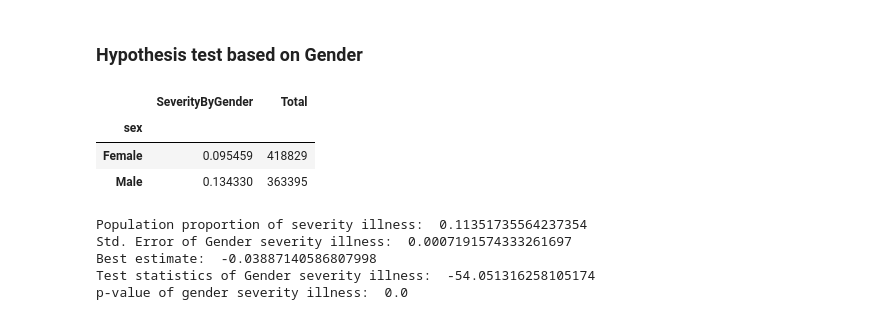
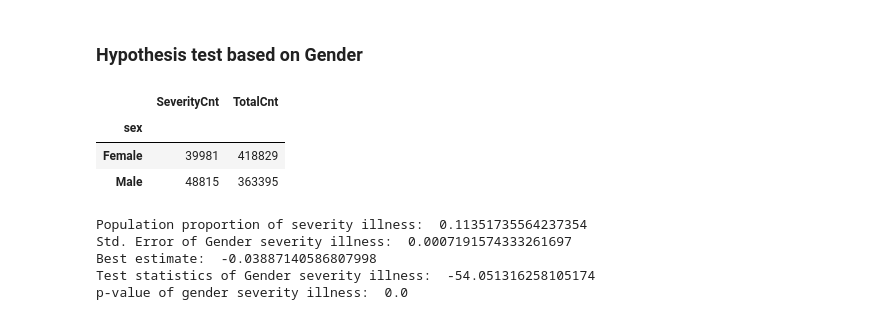
Before and after one commit to PulakDebnath/capstone, a Jupyter notebook: src/capstone.ipynb, the cells around one changed output. Drawn from its saved outputs; the diff is of its cells as text; code cells hidden in the pictures.

```diff
--- a/src/capstone.ipynb
+++ b/src/capstone.ipynb
@@ -96,15 +96,16 @@ severe
 # %%
 # prepare data for Male and Female groups only
 dfgender = df1[(df1.sex == 'Male') | (df1.sex == 'Female')]
 
-gender = dfgender.groupby('sex')['severe_ill'].agg([lambda x: np.mean(x=='Yes'), 'size'])
-gender.columns = ['SeverityByGender', 'Total']
+gender = dfgender.groupby('sex')['severe_ill'].agg([lambda x: np.sum(x=='Yes'),  'size'])
+gender.columns = ['SeverityCnt', 'TotalCnt']
+
 gender
 # %% [output]
-|  | SeverityByGender | Total |
+|  | SeverityCnt | TotalCnt |
 | sex |  |  |
-| Female | 0.095459 | 418829 |
-| Male | 0.134330 | 363395 |
+| Female | 39981 | 418829 |
+| Male | 48815 | 363395 |
 # %%
 import statsmodels.api as sm
 import scipy.stats.distributions as dist
```
Also changed, not shown: parts of 33 cells of this notebook, 1 other file.
